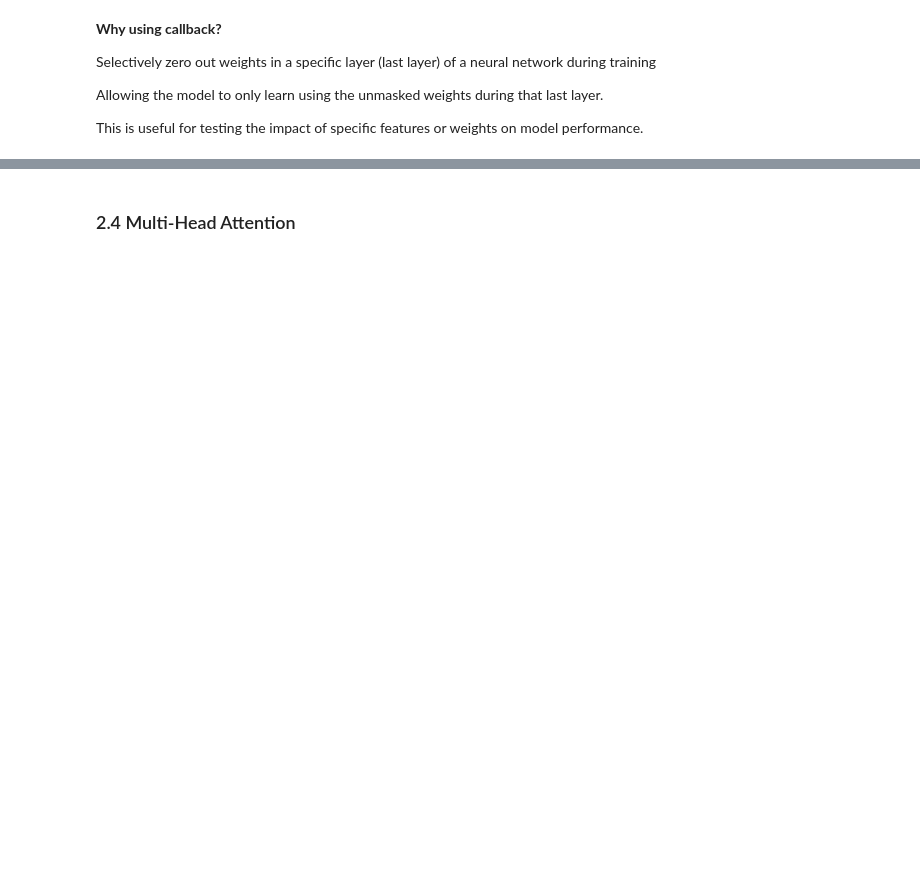
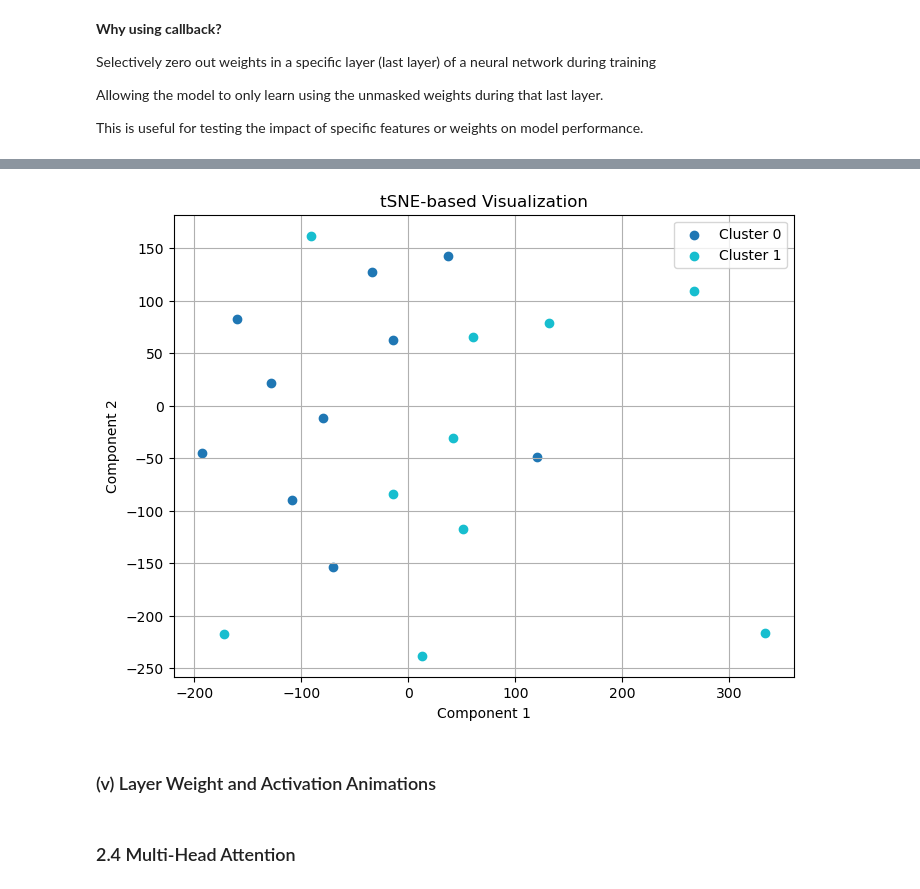
Before and after one commit to ANNIZHENG/Interactive_Weight_Analytics_Interface, a Jupyter notebook: VideoVisionTransformer.ipynb, the cells around one changed output, grey strips where cells are left out. Saved outputs shown, nothing was run; the diff lists cells and outputs as text; code cells hidden in the pictures; blank space fills up the shorter version.

```diff
--- a/VideoVisionTransformer.ipynb
+++ b/VideoVisionTransformer.ipynb
@@ -769,0 +761,18 @@ Actual:     Normal 001302.mp4
+# %%
+def plot_clustering(X_red, labels, title=None):
+    plt.figure(figsize=(8, 6))
+    unique_labels = np.unique(labels)
+    colors = plt.cm.get_cmap('tab10', len(unique_labels))
+
+    for i, label in enumerate(unique_labels):
+        plt.scatter(X_red[labels == label, 0], X_red[labels == label, 1], color=colors(i), label=f'Cluster {label}')
+
+    plt.title(title if title else 'Cluster Plot')
+    plt.xlabel('Component 1')
+    plt.ylabel('Component 2')
+    plt.legend()
+    plt.grid(True)
+    plt.show()
+# %%
+model_feature = Model(inputs=model.input, outputs=model.layers[-2].output)
+features = model_feature.predict(valid_videos)
@@ -769,0 +781,9 @@ Actual:     Normal 001302.mp4
+# %%
+tsne = TSNE(n_components=2, random_state=42, perplexity=10, n_iter=300, learning_rate=200)
+X_tsne = tsne.fit_transform(features)
+
+plot_clustering(X_tsne, valid_labels, 'tSNE-based Visualization')
+# %% [output]
+[figure, added]
+# %% [markdown]
+### (v) Layer Weight and Activation Animations
```
Also changed, not shown: parts of 28 cells of this notebook, 5 other files.
